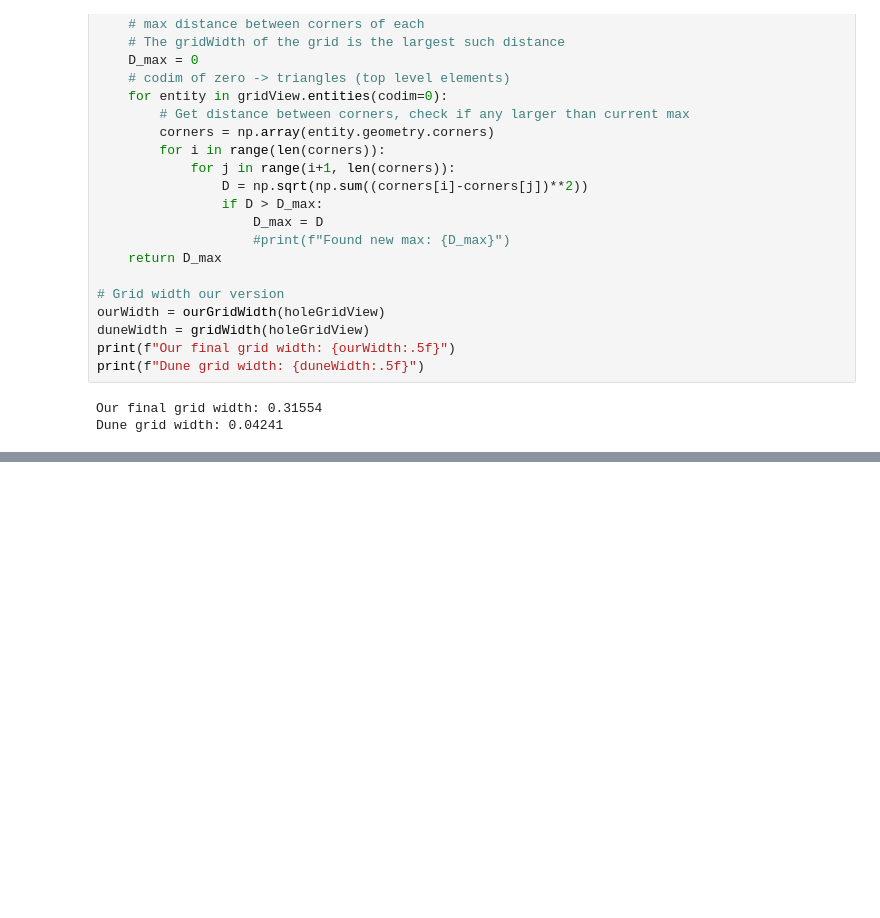
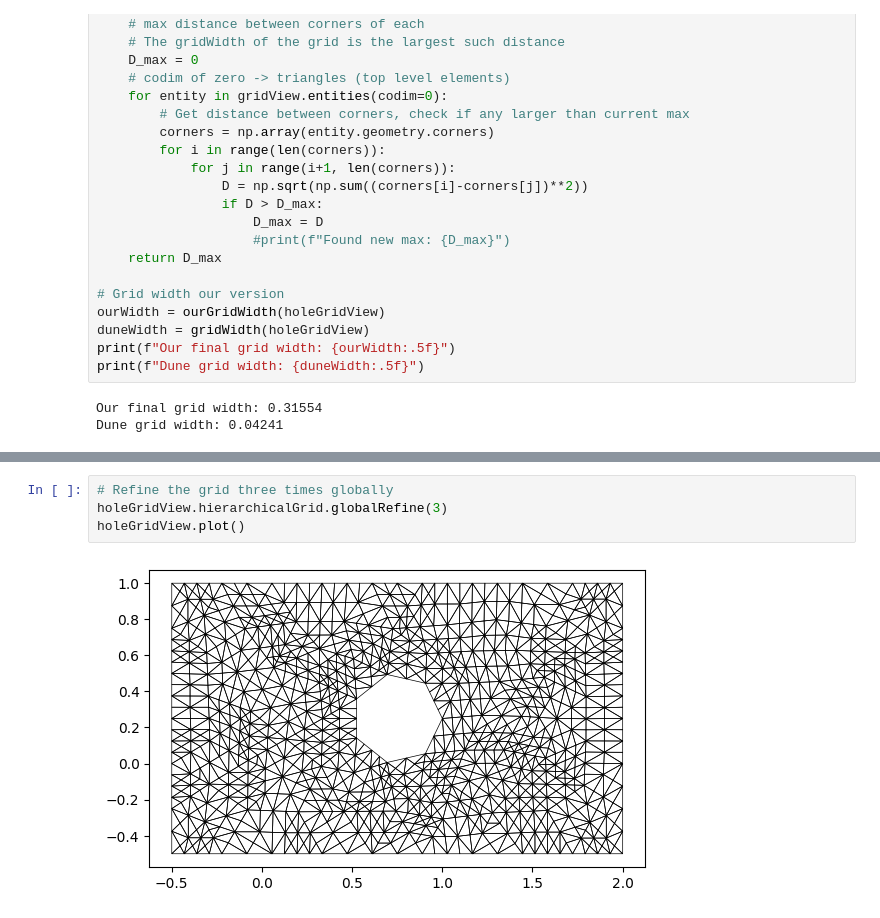
Before and after one commit to CHMN-LU/NUMN33_Project1, a Jupyter notebook: Project1.ipynb, the cells around one changed output, grey strips where cells are left out. Cells and saved outputs as stored; diff of their text form; blank space fills up the shorter version.

```diff
--- a/Project1.ipynb
+++ b/Project1.ipynb
@@ -94,0 +123,6 @@ Max width of an element: 0.31554
+# %%
+# Refine the grid three times globally
+holeGridView.hierarchicalGrid.globalRefine(3)
+holeGridView.plot()
+# %% [output]
+[figure, added]
```
Also changed, not shown: parts of 6 cells of this notebook.
